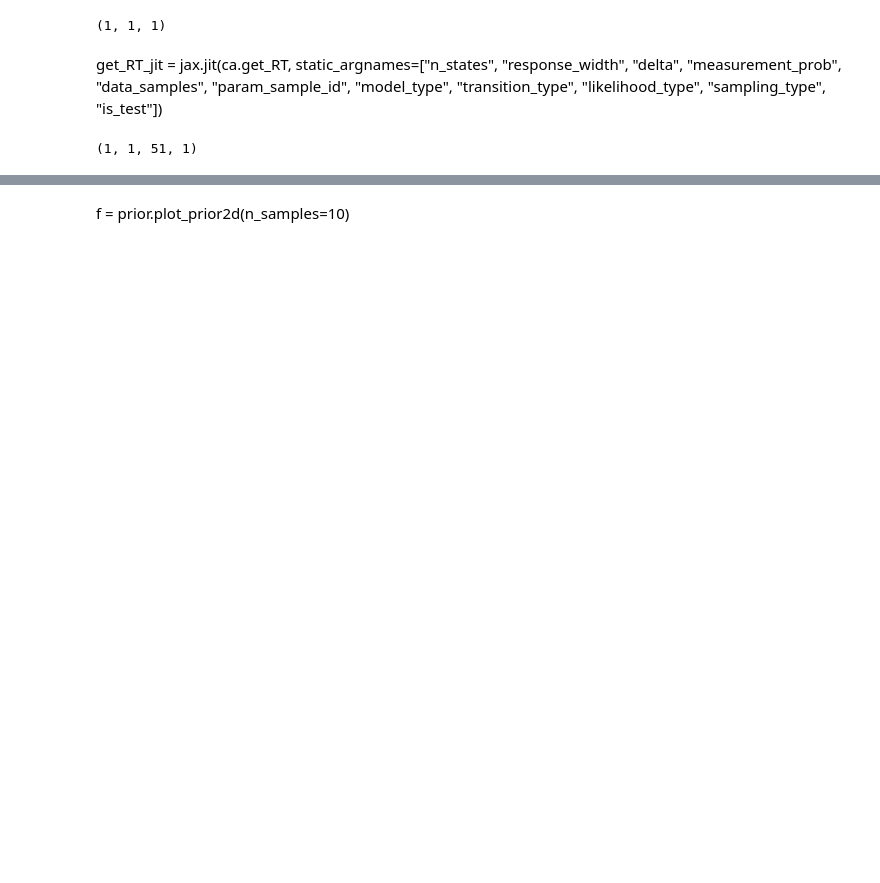
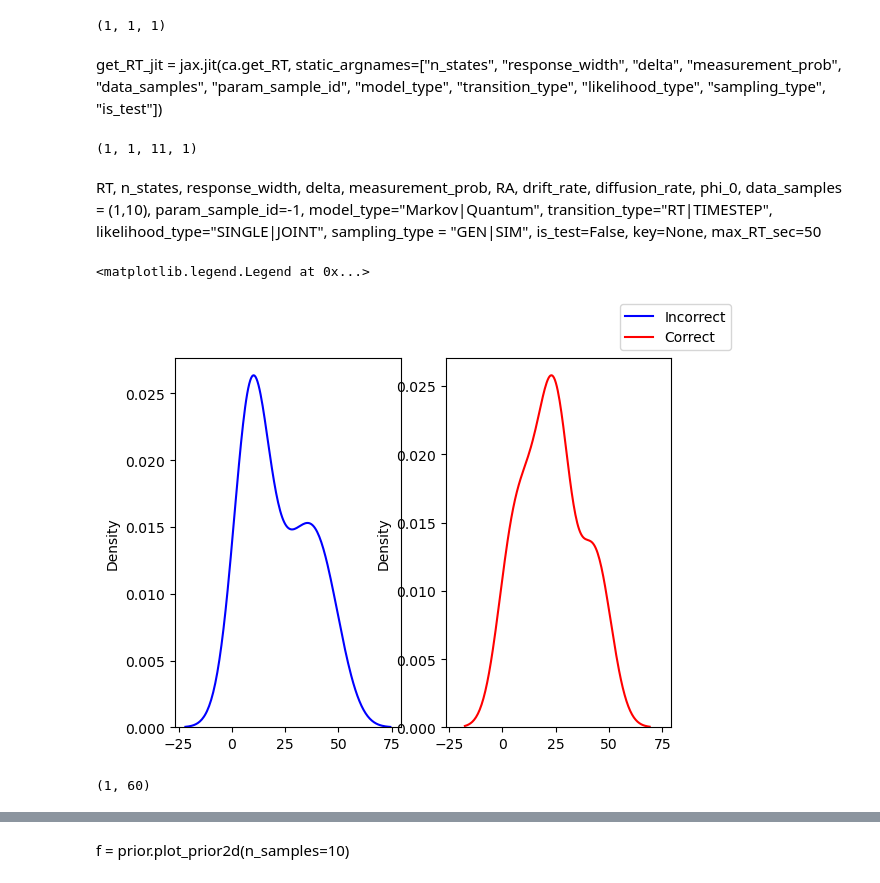
Before and after one commit to rkmalaiya/stochastic_cognitive_dynamics, a Jupyter notebook: poc/amortized_random_walk.ipynb, the cells around one changed output, grey strips where cells are left out. Cells and saved outputs as stored; diff of their text form; code cells hidden in the pictures; blank space fills up the shorter version.

Commit message:
likelihood based sampling

```diff
--- a/poc/amortized_random_walk.ipynb
+++ b/poc/amortized_random_walk.ipynb
@@ -16,10 +16,11 @@ jax.config.update("jax_enable_x64", False) # Without this tensorflow throws erro
 np.tile(1,(10,100)).shape
 # %%
 max_RT_sec = 40
+counter="1.02"
 #I, J = 5, 100
 I, J = 1, 60
-#n_states, delta, measurement_prob,response_width  = 11, 1, 0.8,2
-n_states, delta, measurement_prob,response_width  = 51, 1, 0.25,5
+n_states, delta, measurement_prob,response_width  = 11, 1, 0.8,2
+#n_states, delta, measurement_prob,response_width  = 51, 0.1, 0.25,5
 start_width = (n_states-2*response_width)
 start_width
 # %% [output]
@@ -27,6 +28,6 @@ start_width
 # %%
 drift_rate, diffusion_rate = np.tile(2,(I,1)), np.tile(1,(I,1))
-model_type = "Markov"
+model_type = "Quantum"
 transition_type="TIMESTEP"
 likelihood_type="SINGLE"
 params_type = "NonCentralized"
@@ -189,20 +186,41 @@ get_RT_jit = jax.jit(ca.get_RT, static_argnames=["n_states", "response_width", "
 # %%
 prior_pd_samples["phi_0"][0,...].shape
 # %% [output]
-(1, 1, 51, 1)
+(1, 1, 11, 1)
 # %%
-gen_RT = jax.jit(ca.gen_RT, static_argnames=["n_states", "response_width", "delta", "measurement_prob",
-                                               "data_samples",
-                                               "model_type", "transition_type", "likelihood_type",
-                                               ])
-#gen_RT = ca.gen_RT
+# gen_RT = jax.jit(ca.gen_RT, static_argnames=["n_states", "response_width", "delta", "measurement_prob",
+#                                                "data_samples",
+#                                                "model_type", "transition_type", "likelihood_type",
+#                                                ])
+gen_RT = ca.get_RT
+# %% [markdown]
+RT, n_states, response_width, delta, measurement_prob, RA,
+                     drift_rate, diffusion_rate, phi_0, data_samples = (1,10), param_sample_id=-1,
+                     model_type="Markov|Quantum", transition_type="RT|TIMESTEP", likelihood_type="SINGLE|JOINT",
+                     sampling_type = "GEN|SIM", is_test=False, key=None, max_RT_sec=50
 # %%
-RT, RA, states_final = gen_RT(None, n_states, response_width, delta, measurement_prob, np.ones((I,J)),
+rez = gen_RT(None, n_states, response_width, delta, measurement_prob, None,
         prior_pd_samples["drift_rate"][0,...], prior_pd_samples["diffusion_rate"][0,...], prior_pd_samples["phi_0"][0,...],
         model_type = model_type, transition_type = transition_type,
-        likelihood_type = likelihood_type, data_samples = (I,J), key = cu.get_rng(),
+        likelihood_type = likelihood_type, data_samples = (I,J), key = cu.get_rng(), sampling_type = "GEN", max_RT_sec=50
         )
-RT, RA, states_final#.sort_values("final_state", ascending=False).groupby("part_id").count()
+
+df_samples = rez["Samples"]
+RT, RA = df_samples["RT"].values.reshape((I,J)), df_samples["RA"].values.reshape((I,J))
+
+#RT, RA #, states_final#.sort_values("final_state", ascending=False).groupby("part_id").count()
+# %%
+fig, axs = plt.subplots(1,2, sharex=True)
+sns.kdeplot(RT.flatten()[RA.flatten()==0], color="Blue", label="Incorrect", ax=axs[0])
+sns.kdeplot(RT.flatten()[RA.flatten()==1], color="Red", label="Correct", ax=axs[1])
+fig.legend()
+# %% [output]
+<matplotlib.legend.Legend at 0x...>
+[figure, added]
+# %%
+RT.shape
+# %% [output]
+(1, 60)
 # %%
 PARAM_NAMES = ["v", r"$\sigma$"] + [f"$\phi_{{{s}}}$" for s in range(1,n_states+1)]
 PARAM_NAMES
```
Also changed, not shown: parts of 25 cells of this notebook, 1 other file.
